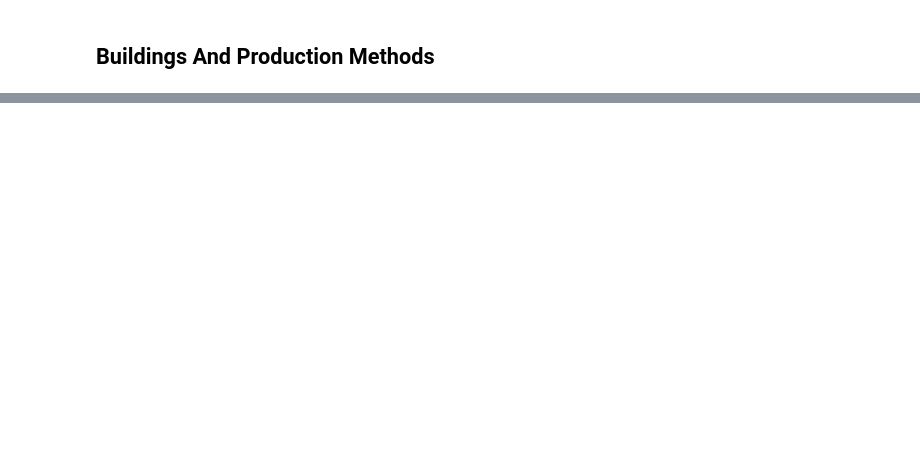
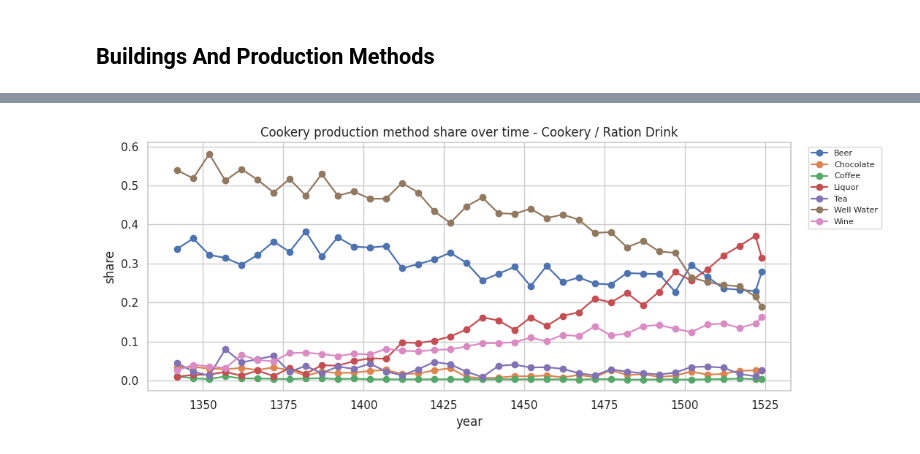
Before and after one commit to NoFires/prosper-or-perish-constructor, a Jupyter notebook: graphs/savegame_notebooks/savegame_analysis_workbench.ipynb, the cells around one changed output, grey strips where cells are left out. Cells and saved outputs as stored; diff of their text form; code cells hidden in the pictures; blank space fills up the shorter version.

```diff
--- a/graphs/savegame_notebooks/savegame_analysis_workbench.ipynb
+++ b/graphs/savegame_notebooks/savegame_analysis_workbench.ipynb
@@ -246,3 +248,5 @@ workbench.plot_building_slot(buildings, 0)
 # %%
-workbench.plot_building_slot(buildings, 1)
+_ = workbench.plot_building_slot(buildings, 1)
+# %% [output]
+[figure, added]
 # %%
```
Also changed, not shown: parts of 11 cells of this notebook.
